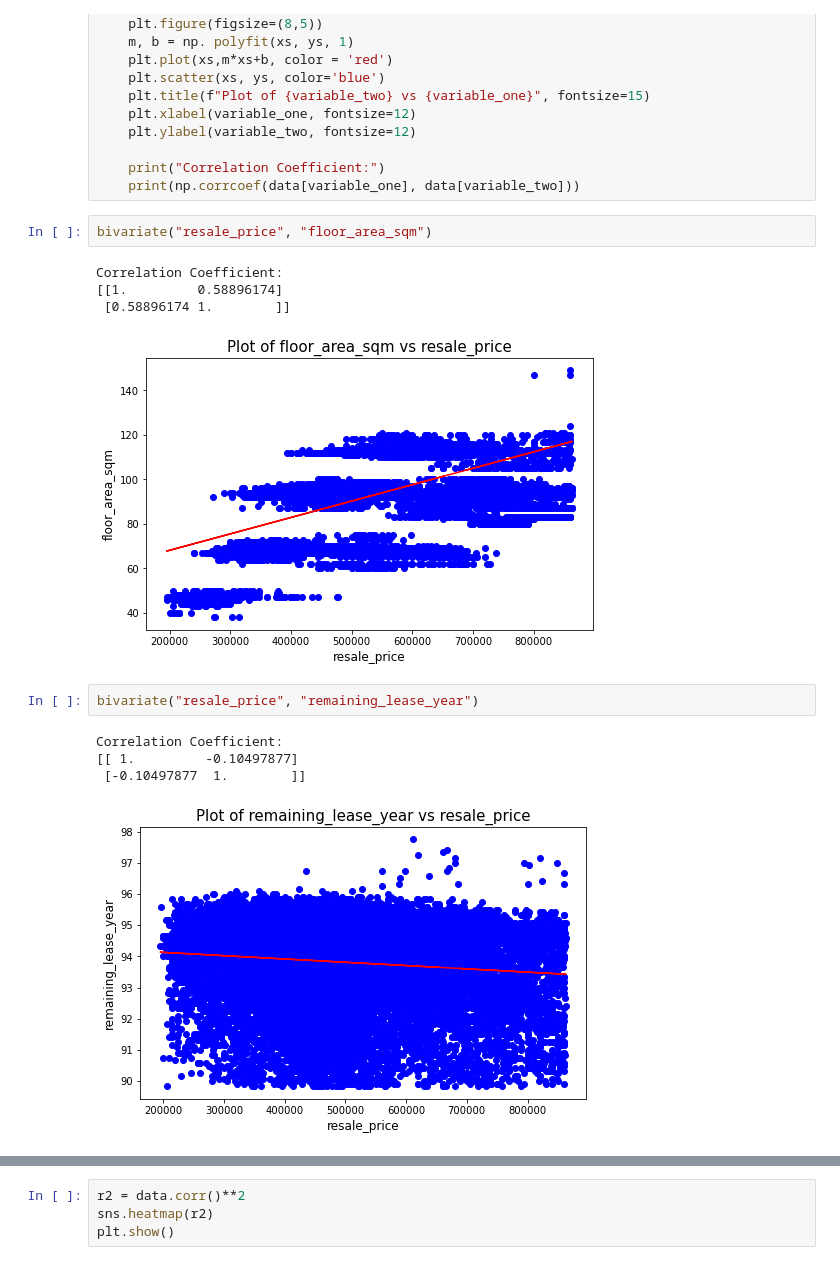
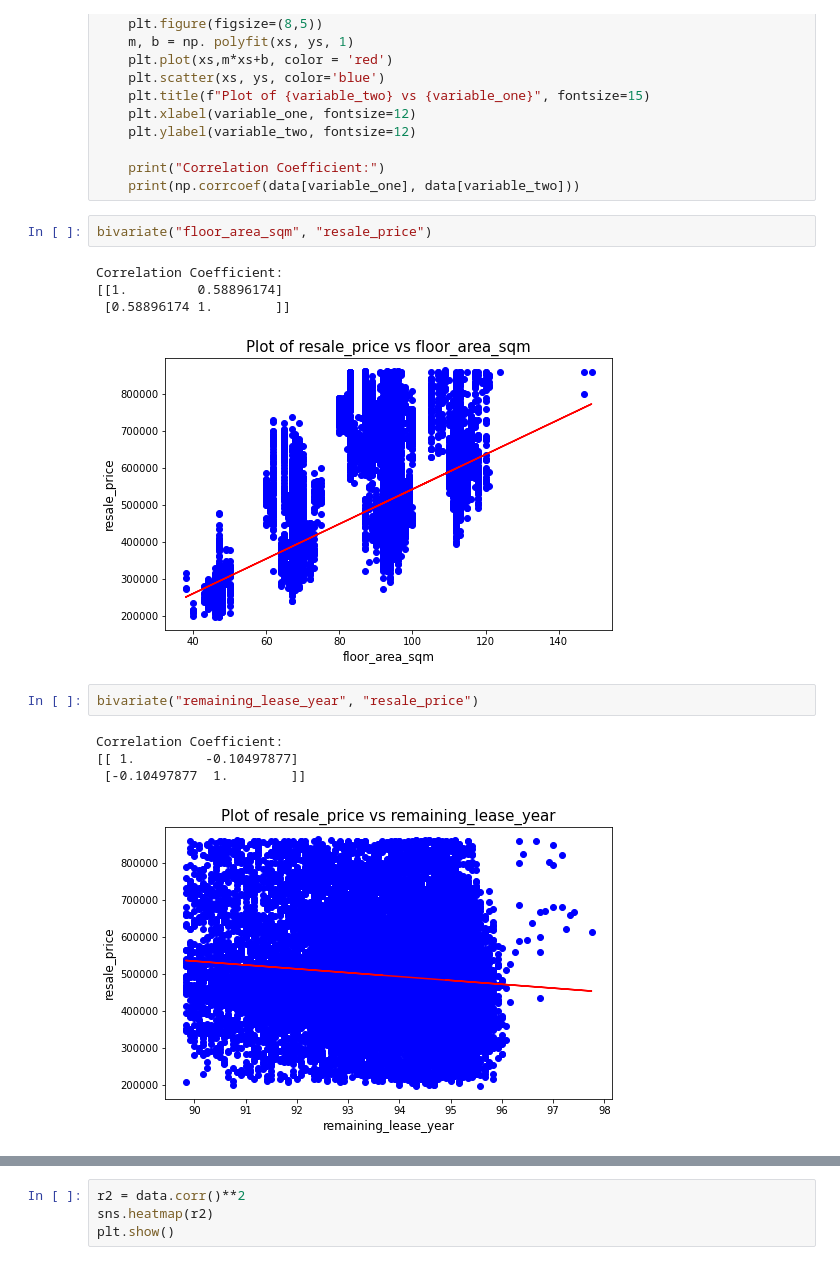
Before and after one commit to Dev317/HDB-Price-Prediction-STAT1202, a Jupyter notebook: Linear Regression.ipynb, the cells around one changed output, grey strips where cells are left out. Cells and saved outputs as stored; diff of their text form.

```diff
--- a/Linear Regression.ipynb
+++ b/Linear Regression.ipynb
@@ -80,17 +80,17 @@ def bivariate(variable_one, variable_two):
     print("Correlation Coefficient:")
     print(np.corrcoef(data[variable_one], data[variable_two]))
 # %%
-bivariate("resale_price", "floor_area_sqm")
+bivariate("floor_area_sqm", "resale_price")
 # %% [output]
 Correlation Coefficient:
 [[1.         0.58896174]
  [0.58896174 1.        ]]
-[figure, old version]
+[figure, new version]
 # %%
-bivariate("resale_price", "remaining_lease_year")
+bivariate("remaining_lease_year", "resale_price")
 # %% [output]
 Correlation Coefficient:
 [[ 1.         -0.10497877]
  [-0.10497877  1.        ]]
-[figure, old version]
+[figure, new version]
 # %%
```
Also changed, not shown: parts of 11 cells of this notebook.
